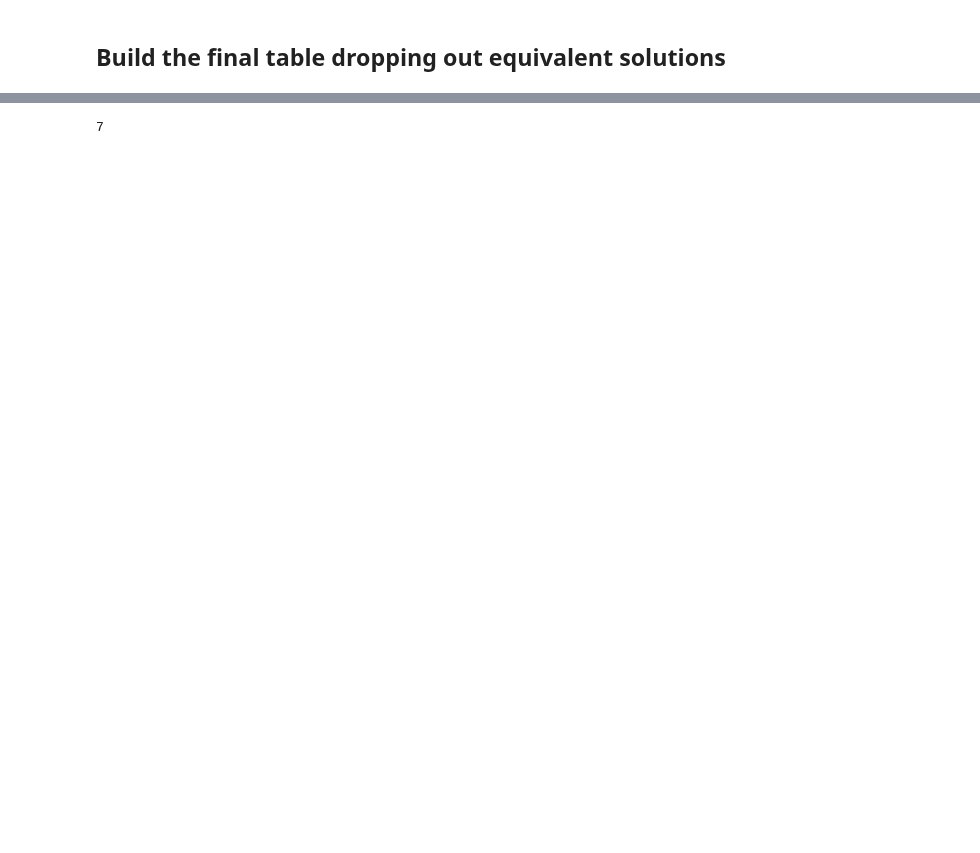
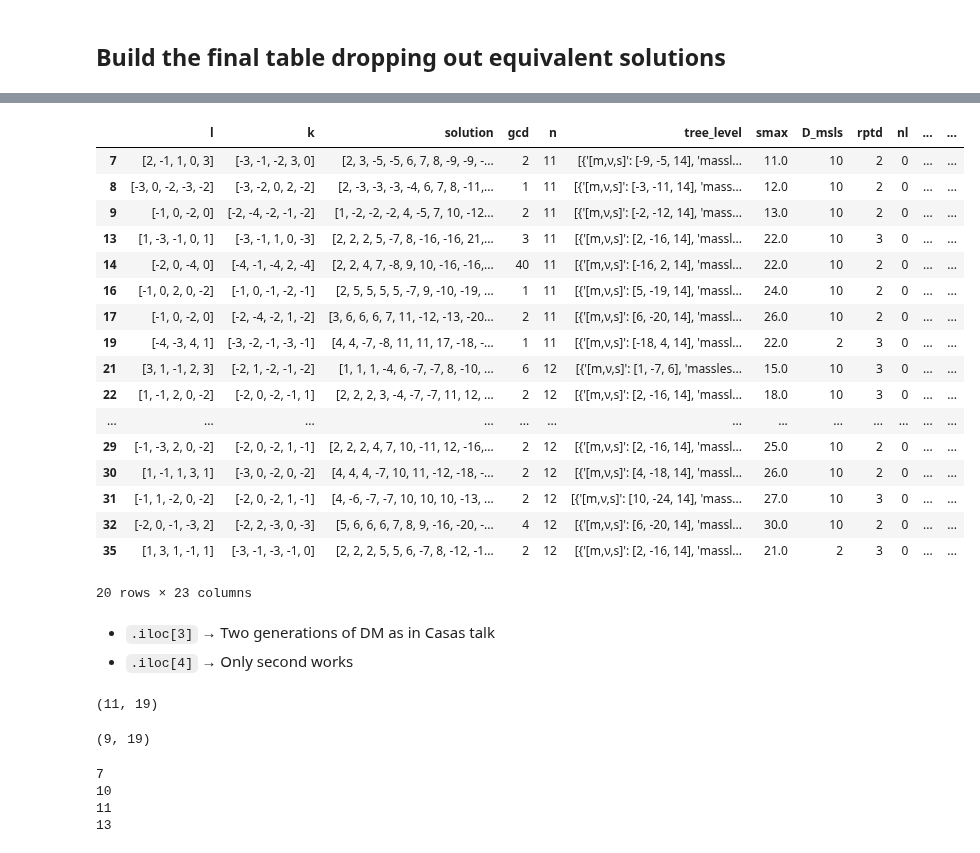
Before and after one commit to LBJ-Wade/anomaly, a Jupyter notebook: DiracSeesaw_Tree_level-II.ipynb, the cells around one changed output, grey strips where cells are left out. Saved outputs shown, nothing was run; the diff lists cells and outputs as text; code cells hidden in the pictures; blank space fills up the shorter version.

```diff
--- a/DiracSeesaw_Tree_level-II.ipynb
+++ b/DiracSeesaw_Tree_level-II.ipynb
@@ -263,0 +377,4 @@ tm[['n','l','k','solution','gcd','m','ν','s','massless','sp','M_msls','rptd','n
+# %%
+dmss['len_massless']=dmss['massless'].apply(len).reset_index(drop=True)
+# %%
+dmss=dmss.sort_values(['n','len_massless','smax']).reset_index(drop=True)
@@ -263,0 +397,5 @@ tm[['n','l','k','solution','gcd','m','ν','s','massless','sp','M_msls','rptd','n
+# %%
+dmss.loc[3,'uncstab']=1 # Z_2 Majorana-Dirac
+dmss.loc[4,'uncstab']=1 # Z_2 Dirac
+dmss.loc[5,'uncstab']=1 # Z_2 Majorana-Majorana
+dmss.loc[0,'uncstab']=1 # Majorna
@@ -263,0 +418,28 @@ tm[['n','l','k','solution','gcd','m','ν','s','massless','sp','M_msls','rptd','n
+# %%
+dmss.loc[10,'uncstab']=1
+dmss.loc[36,'uncstab']=1
+dmss.loc[37,'uncstab']=1
+# %%
+dmss[dmss['s'].abs()==14]
+# %% [output]
+|  | l | k | solution | gcd | n | tree_level | smax | D_msls | rptd | nl | ... | ... |
+| 7 | [2, -1, 1, 0, 3] | [-3, -1, -2, 3, 0] | [2, 3, -5, -5, 6, 7, 8, -9, -9, -... | 2 | 11 | [{'[m,ν,s]': [-9, -5, 14], 'massl... | 11.0 | 10 | 2 | 0 | ... | ... |
+| 8 | [-3, 0, -2, -3, -2] | [-3, -2, 0, 2, -2] | [2, -3, -3, -3, -4, 6, 7, 8, -11,... | 1 | 11 | [{'[m,ν,s]': [-3, -11, 14], 'mass... | 12.0 | 10 | 2 | 0 | ... | ... |
+| 9 | [-1, 0, -2, 0] | [-2, -4, -2, -1, -2] | [1, -2, -2, -2, 4, -5, 7, 10, -12... | 2 | 11 | [{'[m,ν,s]': [-2, -12, 14], 'mass... | 13.0 | 10 | 2 | 0 | ... | ... |
+| 13 | [1, -3, -1, 0, 1] | [-3, -1, 1, 0, -3] | [2, 2, 2, 5, -7, 8, -16, -16, 21,... | 3 | 11 | [{'[m,ν,s]': [2, -16, 14], 'massl... | 22.0 | 10 | 3 | 0 | ... | ... |
+| 14 | [-2, 0, -4, 0] | [-4, -1, -4, 2, -4] | [2, 2, 4, 7, -8, 9, 10, -16, -16,... | 40 | 11 | [{'[m,ν,s]': [-16, 2, 14], 'massl... | 22.0 | 10 | 2 | 0 | ... | ... |
+| 16 | [-1, 0, 2, 0, -2] | [-1, 0, -1, -2, -1] | [2, 5, 5, 5, 5, -7, 9, -10, -19, ... | 1 | 11 | [{'[m,ν,s]': [5, -19, 14], 'massl... | 24.0 | 10 | 2 | 0 | ... | ... |
+| 17 | [-1, 0, -2, 0] | [-2, -4, -2, 1, -2] | [3, 6, 6, 6, 7, 11, -12, -13, -20... | 2 | 11 | [{'[m,ν,s]': [6, -20, 14], 'massl... | 26.0 | 10 | 2 | 0 | ... | ... |
+| 19 | [-4, -3, 4, 1] | [-3, -2, -1, -3, -1] | [4, 4, -7, -8, 11, 11, 17, -18, -... | 1 | 11 | [{'[m,ν,s]': [-18, 4, 14], 'massl... | 22.0 | 2 | 3 | 0 | ... | ... |
+| 21 | [3, 1, -1, 2, 3] | [-2, 1, -2, -1, -2] | [1, 1, 1, -4, 6, -7, -7, 8, -10, ... | 6 | 12 | [{'[m,ν,s]': [1, -7, 6], 'massles... | 15.0 | 10 | 3 | 0 | ... | ... |
+| 22 | [1, -1, 2, 0, -2] | [-2, 0, -2, -1, 1] | [2, 2, 2, 3, -4, -7, -7, 11, 12, ... | 2 | 12 | [{'[m,ν,s]': [2, -16, 14], 'massl... | 18.0 | 10 | 3 | 0 | ... | ... |
+| ... | ... | ... | ... | ... | ... | ... | ... | ... | ... | ... | ... | ... |
+| 29 | [-1, -3, 2, 0, -2] | [-2, 0, -2, 1, -1] | [2, 2, 2, 4, 7, 10, -11, 12, -16,... | 2 | 12 | [{'[m,ν,s]': [2, -16, 14], 'massl... | 25.0 | 10 | 2 | 0 | ... | ... |
+| 30 | [1, -1, 1, 3, 1] | [-3, 0, -2, 0, -2] | [4, 4, 4, -7, 10, 11, -12, -18, -... | 2 | 12 | [{'[m,ν,s]': [4, -18, 14], 'massl... | 26.0 | 10 | 2 | 0 | ... | ... |
+| 31 | [-1, 1, -2, 0, -2] | [-2, 0, -2, 1, -1] | [4, -6, -7, -7, 10, 10, 10, -13, ... | 2 | 12 | [{'[m,ν,s]': [10, -24, 14], 'mass... | 27.0 | 10 | 3 | 0 | ... | ... |
+| 32 | [-2, 0, -1, -3, 2] | [-2, 2, -3, 0, -3] | [5, 6, 6, 6, 7, 8, 9, -16, -20, -... | 4 | 12 | [{'[m,ν,s]': [6, -20, 14], 'massl... | 30.0 | 10 | 2 | 0 | ... | ... |
+| 35 | [1, 3, 1, -1, 1] | [-3, -1, -3, -1, 0] | [2, 2, 2, 5, 5, 6, -7, 8, -12, -1... | 2 | 12 | [{'[m,ν,s]': [2, -16, 14], 'massl... | 21.0 | 2 | 3 | 0 | ... | ... |
+20 rows × 23 columns
+# %% [markdown]
+* `.iloc[3]` → Two generations of DM as in Casas talk
+* `.iloc[4]` → Only second works
@@ -264,2 +448,10 @@ tm[['n','l','k','solution','gcd','m','ν','s','massless','sp','M_msls','rptd','n
+# %%
+tm.shape
+# %% [output]
+(11, 19)
 # %%
 tm=tm[tm.apply(lambda row: rank(row['solution'],row['massless'],row['sp']) if row['sp'] else 0,axis='columns')==0].reset_index(drop=True)
+# %%
+tm.shape
+# %% [output]
+(9, 19)
@@ -277,7 +473,7 @@ def add_boldsymbol(ss):
     else:
         return ss
 # %%
-kk=tm[['n','l','k','solution','gcd','m','ν','s','massless','sp']].copy()
+kk=tm[['n','l','k','solution','gcd','m','ν','s','massless','sp','uncstab']].copy()
 
 for i in kk.index:
     #for s in ['DD','DM','XD','XM']:
@@ -286,13 +482,22 @@ for i in kk.index:
         kk.loc[i,'n']=add_boldsymbol(kk.loc[i,'n'])
         #kk.loc[i,s]  =add_boldsymbol(kk.loc[i,s])
 
-kkk=kk#[['n','l','k','solution','gcd']]#Ref','DD','DM','XD','XM']]
+for i in kk.index:
+    #for s in ['DD','DM','XD','XM']:
+    if kk.loc[i,'uncstab']==1:
+        #print(i)
+        kk.loc[i,'s']=add_boldsymbol(kk.loc[i,'s'])
+
+kkk=kkk.drop('uncstab',axis='columns')#[['n','l','k','solution','gcd']]#Ref','DD','DM','XD','XM']]
 def f(x):
     return  r'{}'.format(str(x).replace('[','(').replace(']',')'))
 
 kkk.to_latex('solutions.tex',index=False,formatters=dict( [(k,f) for k in kk.columns ]) ,escape=False  )
 # %% [output]
 7
+10
+11
+13
 # %%
 cat solutions.tex
 # %% [output]
```
Also changed, not shown: parts of 43 cells of this notebook, 4 other files.
